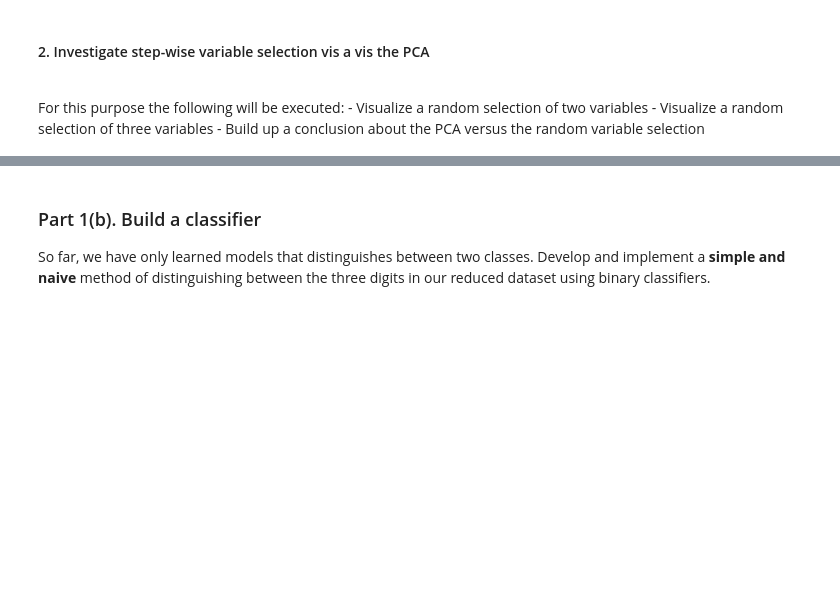
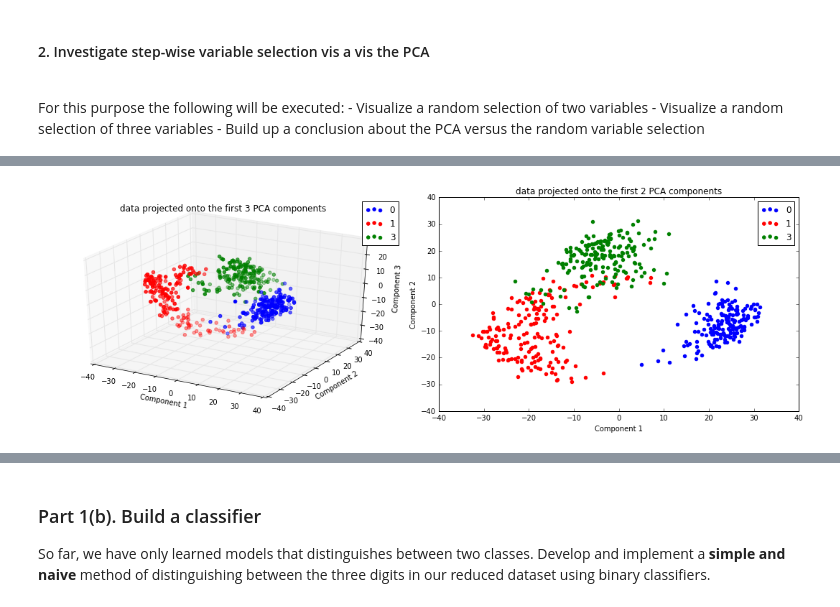
Before and after one commit to alokkshukla/cs109-2, a Jupyter notebook: HW5/Bassily_Hany_cse109a_HW5.ipynb, the cells around one changed output, grey strips where cells are left out. Saved outputs shown, nothing was run; the diff lists cells and outputs as text; code cells hidden in the pictures; blank space fills up the shorter version.

```diff
--- a/HW5/Bassily_Hany_cse109a_HW5.ipynb
+++ b/HW5/Bassily_Hany_cse109a_HW5.ipynb
@@ -143,0 +329,35 @@ For this purpose the following will be executed:
+# %%
+# Based on Lab 6 Code by Prof. Weiwei Pan
+
+# Visualize the reduced data:
+# ---------------------------
+
+#Visualized our reduced data
+fig = plt.figure(figsize=(15, 5))
+
+ax1 = fig.add_subplot(1, 2, 1,  projection='3d')
+ax1.scatter(x_reduced_3[y==0, 0], x_reduced_3[y==0, 1], x_reduced_3[y==0, 2], c='b', color='b', label='0')
+ax1.scatter(x_reduced_3[y==1, 0], x_reduced_3[y==1, 1], x_reduced_3[y==1, 2], c='r', color='r', label='1')
+ax1.scatter(x_reduced_3[y==3, 0], x_reduced_3[y==3, 1], x_reduced_3[y==3, 2], c='g', color='g', label='3')
+
+ax1.set_xlabel('Component 1')
+ax1.set_ylabel('Component 2')
+ax1.set_zlabel('Component 3')
+ax1.set_title('data projected onto the first 3 PCA components')
+ax1.legend()
+
+#Visualized our reduced data
+ax2 = fig.add_subplot(1, 2, 2)
+ax2.scatter(x_reduced_2[y==0, 0], x_reduced_2[y==0, 1], c='b', color='b', label='0')
+ax2.scatter(x_reduced_2[y==1, 0], x_reduced_2[y==1, 1], c='r', color='r', label='1')
+ax2.scatter(x_reduced_2[y==3, 0], x_reduced_2[y==3, 1], c='g', color='g', label='3')
+
+ax2.set_xlabel('Component 1')
+ax2.set_ylabel('Component 2')
+ax2.set_title('data projected onto the first 2 PCA components')
+ax2.legend()
+
+plt.tight_layout()
+plt.show()
+# %% [output]
+[figure, added]
```
Also changed, not shown: parts of 24 cells of this notebook.
